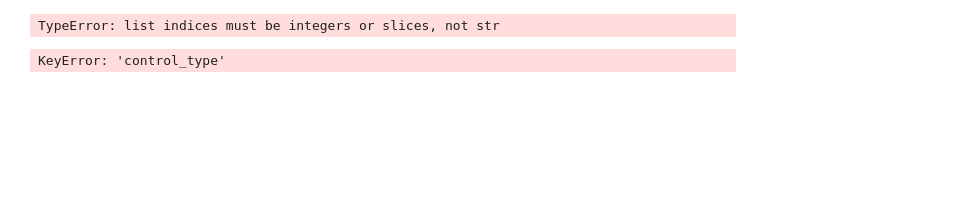
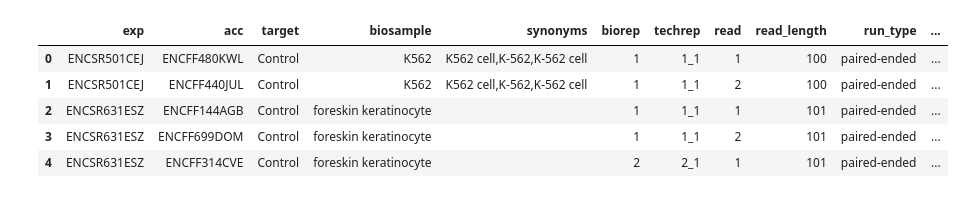
Before and after one commit to grandrews7/T2T-ENCODE-ZLab, a Jupyter notebook: Get-Metadata.ipynb, the cells around one changed output. Cells and saved outputs as stored; diff of their text form; code cells hidden in the pictures; blank space fills up the shorter version.

```diff
--- a/Get-Metadata.ipynb
+++ b/Get-Metadata.ipynb
@@ -179,11 +119,18 @@ len(control_experiments)
 # %%
 control_metadata = []
 for i in tqdm.trange(len(control_experiments)):
-    control_metadata.append(get_exp_data(control_experiments[i]))
+    try:
+        control_metadata.append(get_exp_data(control_experiments[i]))
+    except:
+        pass
-# %% [output]
-TypeError: list indices must be integers or slices, not str
 # %%
-# get_exp_data(control_experiments[i])
-test = get_exp_data(control_experiments[i])
+control_df = pd.DataFrame(flatten(control_metadata), columns=["exp", "acc", "target", "biosample", "synonyms", "biorep", "techrep", "read", "read_length", "run_type", "read_count", "url", "md5sum", "controls"])
-# %% [output]
-KeyError: 'control_type'
+# %%
+control_df.head()
+# %% [output]
+|  | exp | acc | target | biosample | synonyms | biorep | techrep | read | read_length | run_type | ... |
+| 0 | ENCSR501CEJ | ENCFF480KWL | Control | K562 | K562 cell,K-562,K-562 cell | 1 | 1_1 | 1 | 100 | paired-ended | ... |
+| 1 | ENCSR501CEJ | ENCFF440JUL | Control | K562 | K562 cell,K-562,K-562 cell | 1 | 1_1 | 2 | 100 | paired-ended | ... |
+| 2 | ENCSR631ESZ | ENCFF144AGB | Control | foreskin keratinocyte |  | 1 | 1_1 | 1 | 101 | paired-ended | ... |
+| 3 | ENCSR631ESZ | ENCFF699DOM | Control | foreskin keratinocyte |  | 1 | 1_1 | 2 | 101 | paired-ended | ... |
+| 4 | ENCSR631ESZ | ENCFF314CVE | Control | foreskin keratinocyte |  | 2 | 2_1 | 1 | 101 | paired-ended | ... |
```
Also changed, not shown: parts of 27 cells of this notebook, 11 other files.
